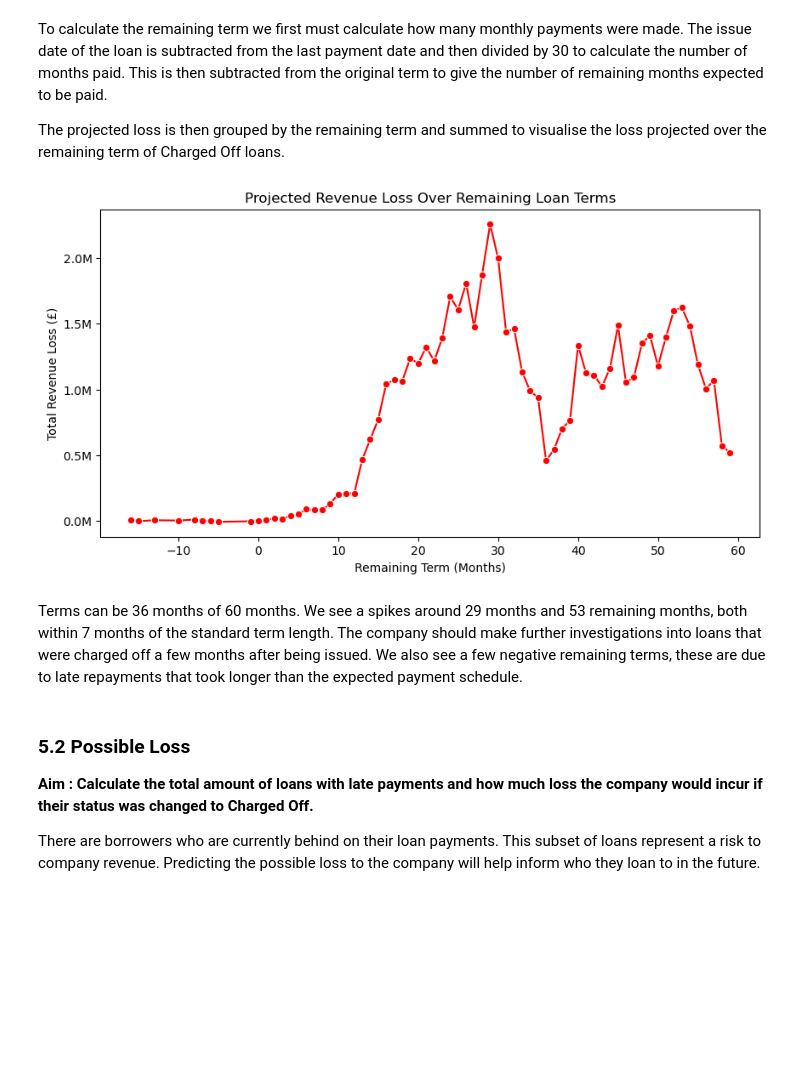
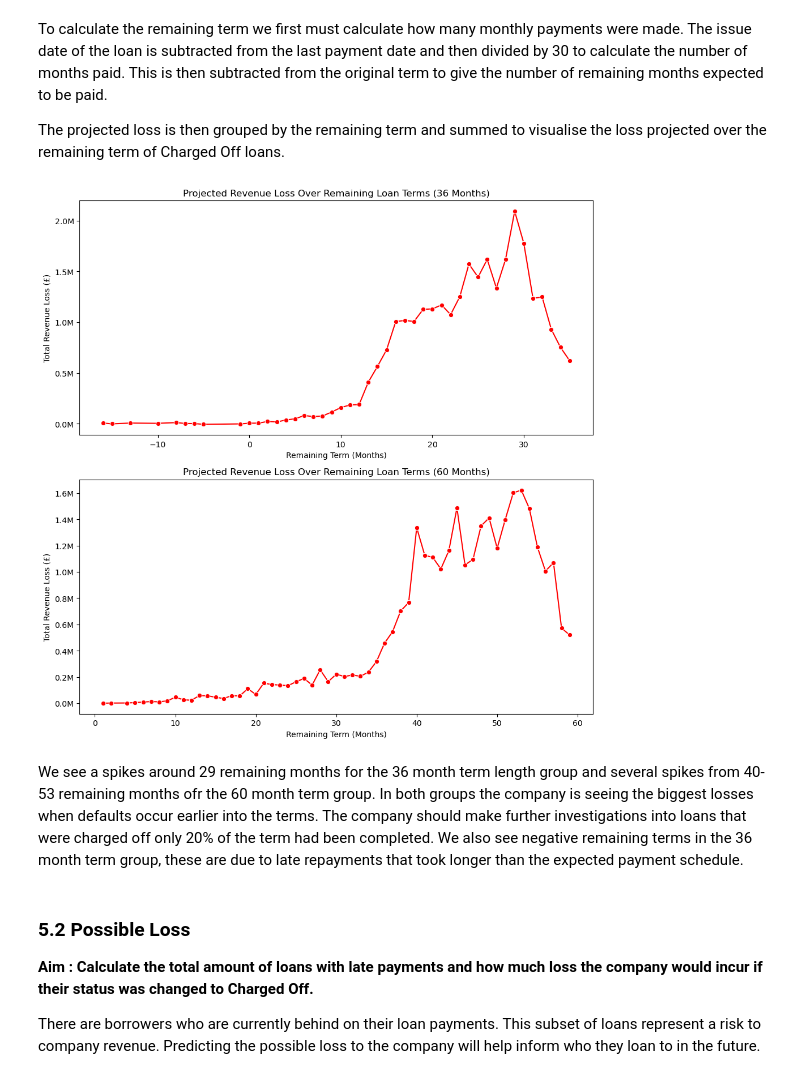
Before and after one commit to noemi-munt/exploratory-data-analysis---customer-loans-in-finance125, a Jupyter notebook: EDA_analysis.ipynb, the cells around one changed output. Cells and saved outputs as stored; diff of their text form; code cells hidden in the pictures; blank space fills up the shorter version.

Commit message:
Update projected loss figure

```diff
--- a/EDA_analysis.ipynb
+++ b/EDA_analysis.ipynb
@@ -193,44 +179,37 @@ To calculate the remaining term we first must calculate how many monthly payment
 The projected loss is then grouped by the remaining term and summed to visualise the loss projected over the remaining term of Charged Off loans.
 # %%
 # Calculate how many months were paid
-df['months_paid'] = (df['last_payment_date'] - df['issue_date']).dt.days // 30  # convert time  delta to days and divide by average month length (30)
+df['months_paid'] = (df['last_payment_date'] - df['issue_date']).dt.days // 30  # convert timedelta to days and divide by average month length (30)
 df['months_remaining'] = df['term'] - df['months_paid']
 
 # Calculate revenue loss for each loan
 df['revenue_loss'] = df['total_amount_expected'] - df['total_payment']
 
 # Filter for Charged Off loans
 charged_off_loans = df[df['loan_status'] == 'Charged Off']
 
-# Group by remaining term
-loss_over_time = charged_off_loans.groupby('months_remaining')['revenue_loss'].sum()
+fig, axes = plt.subplots(2, 1, figsize=(10, 10))
 
-# Create the figure and axis
-plt.figure(figsize=(10, 5))
+# Loop through 36-month and 60-month term values
+for ax, term in zip(axes, [36, 60]):
+    term_loans = charged_off_loans[charged_off_loans['term'] == term]
+    loss_over_time = term_loans.groupby('months_remaining')['revenue_loss'].sum()
 
-# Plot using Seaborn
-sns.lineplot(x=loss_over_time.index, y=loss_over_time.values, marker='o', color='red')
+    sns.lineplot(x=loss_over_time.index, y=loss_over_time.values, marker='o', ax=ax, color='red')
+    ax.set_xlabel("Remaining Term (Months)")
+    ax.set_ylabel("Total Revenue Loss (£)")
+    ax.set_title(f"Projected Revenue Loss Over Remaining Loan Terms ({term} Months)")
+    ax.ticklabel_format(style='plain', axis='y')
 
-# Labels and title
-plt.xlabel("Remaining Term (Months)")
-plt.ylabel("Total Revenue Loss (£)")
-plt.title("Projected Revenue Loss Over Remaining Loan Terms")
+    # Format y-axis to display in millions
+    ax.yaxis.set_major_formatter(mticker.FuncFormatter(lambda x, pos: f'{x*1e-6:.1f}M'))
 
-# Disable scientific notation
-plt.ticklabel_format(style='plain', axis='y')
-
-# Format y-axis to display in millions
-def millions(x, pos):
-    return f'{x*1e-6:.1f}M'
-
-plt.gca().yaxis.set_major_formatter(mticker.FuncFormatter(millions))
-
-# Show the plot
+plt.tight_layout()
 plt.show()
 # %% [output]
-[figure, old version]
+[figure, new version]
 # %% [markdown]
-Terms can be 36 months of 60 months. We see a spikes around 29 months and 53 remaining months, both within 7 months of the standard term length. The company should make further investigations into loans that were charged off a few months after being issued. We also see a few negative remaining terms, these are due to late repayments that took longer than the expected payment schedule.
+We see a spikes around 29 remaining months for the 36 month term length group and several spikes from 40-53 remaining months ofr the 60 month term group. In both groups the company is seeing the biggest losses when defaults occur earlier into the terms. The company should make further investigations into loans that were charged off only 20% of the term had been completed. We also see negative remaining terms in the 36 month term group, these are due to late repayments that took longer than the expected payment schedule.
 # %% [markdown]
 ### 5.2 Possible Loss
 
```
Also changed, not shown: parts of 14 cells of this notebook.
